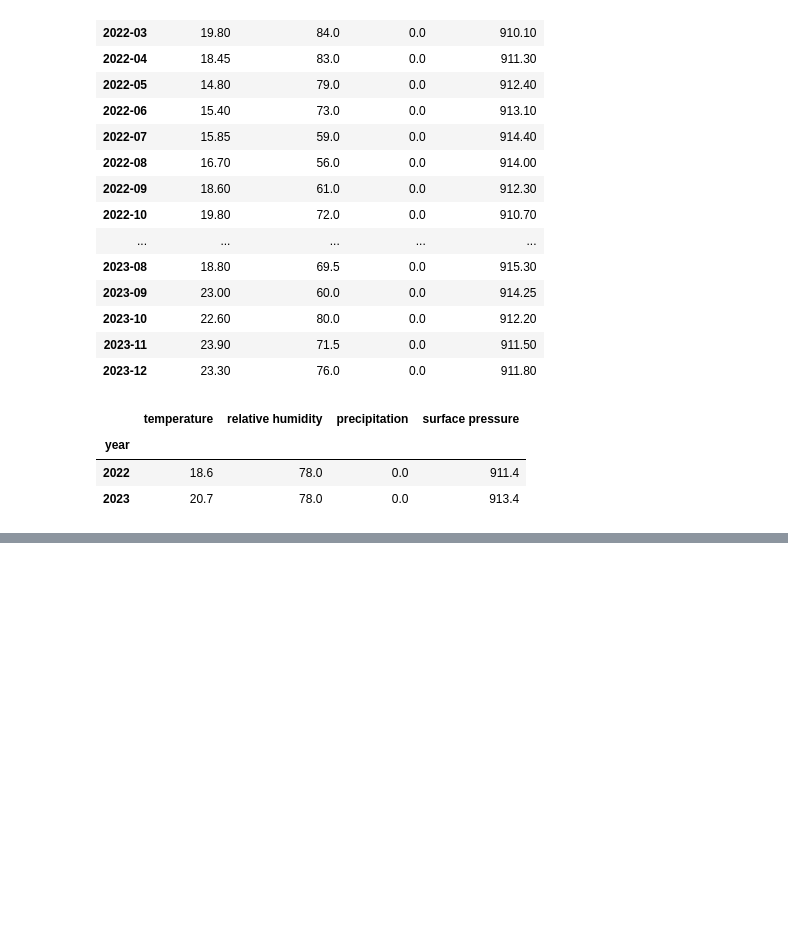
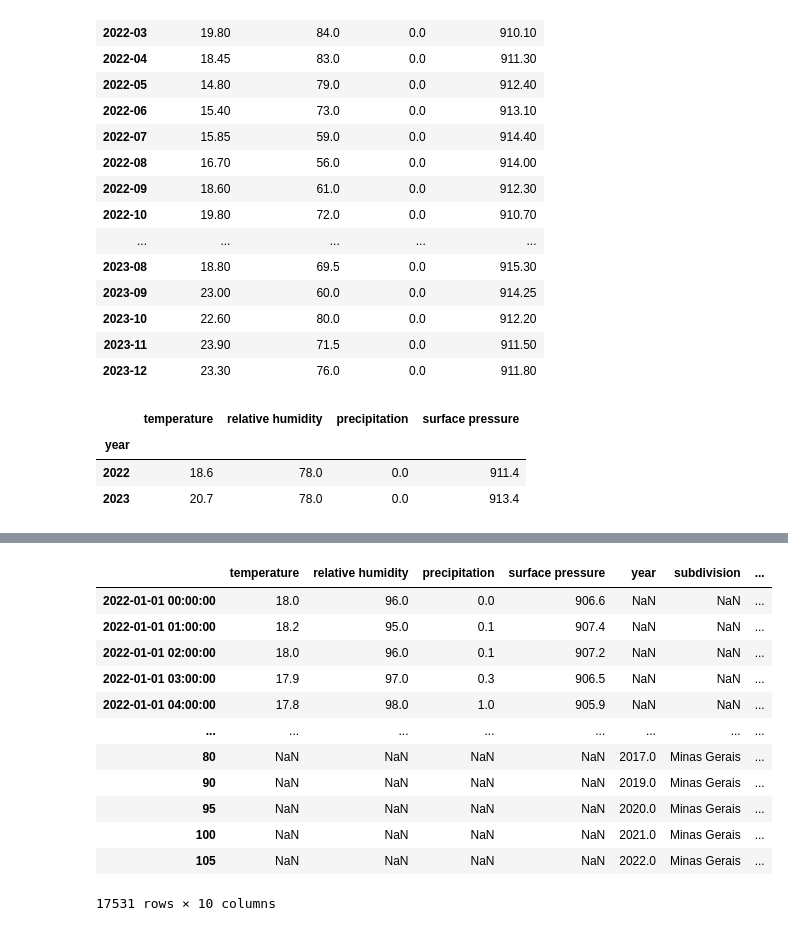
Before and after one commit to khadazhaia/projects, a Jupyter notebook: weather_api/notebooks/data_transform.ipynb, the cells around one changed output, grey strips where cells are left out. Cells and saved outputs as stored; diff of their text form; code cells hidden in the pictures; blank space fills up the shorter version.

```diff
--- a/weather_api/notebooks/data_transform.ipynb
+++ b/weather_api/notebooks/data_transform.ipynb
@@ -122,0 +132,18 @@ df2
+# %%
+df3 = pd.concat([df, df2])
+
+df3
+# %% [output]
+|  | temperature | relative humidity | precipitation | surface pressure | year | subdivision | ... |
+| 2022-01-01 00:00:00 | 18.0 | 96.0 | 0.0 | 906.6 | NaN | NaN | ... |
+| 2022-01-01 01:00:00 | 18.2 | 95.0 | 0.1 | 907.4 | NaN | NaN | ... |
+| 2022-01-01 02:00:00 | 18.0 | 96.0 | 0.1 | 907.2 | NaN | NaN | ... |
+| 2022-01-01 03:00:00 | 17.9 | 97.0 | 0.3 | 906.5 | NaN | NaN | ... |
+| 2022-01-01 04:00:00 | 17.8 | 98.0 | 1.0 | 905.9 | NaN | NaN | ... |
+| ... | ... | ... | ... | ... | ... | ... | ... |
+| 80 | NaN | NaN | NaN | NaN | 2017.0 | Minas Gerais | ... |
+| 90 | NaN | NaN | NaN | NaN | 2019.0 | Minas Gerais | ... |
+| 95 | NaN | NaN | NaN | NaN | 2020.0 | Minas Gerais | ... |
+| 100 | NaN | NaN | NaN | NaN | 2021.0 | Minas Gerais | ... |
+| 105 | NaN | NaN | NaN | NaN | 2022.0 | Minas Gerais | ... |
+17531 rows × 10 columns
```
Also changed, not shown: parts of 1 cell of this notebook.
